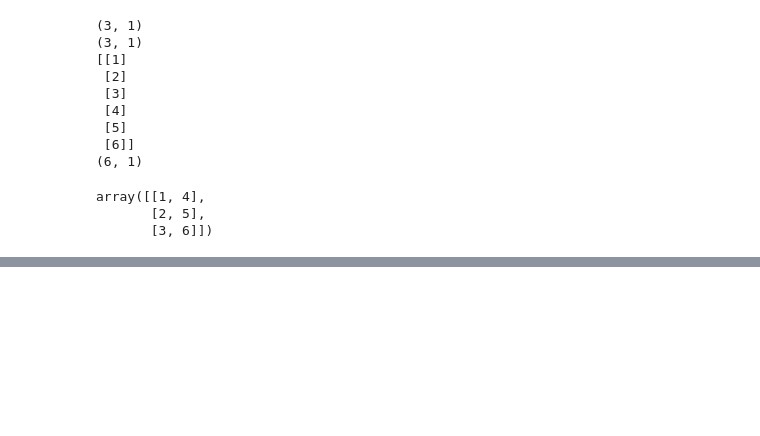
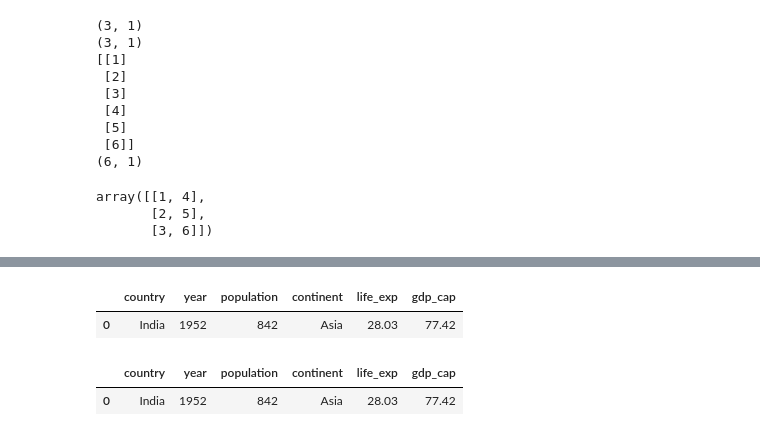
Before and after one commit to muralianamalatibco/pythonlearning, a Jupyter notebook: Scalar_DAV1.ipynb, the cells around one changed output, grey strips where cells are left out. Cells and saved outputs as stored; diff of their text form; code cells hidden in the pictures; blank space fills up the shorter version.

```diff
--- a/Scalar_DAV1.ipynb
+++ b/Scalar_DAV1.ipynb
@@ -2216,0 +2245,18 @@ array([[1, 4],
+# %%
+sample_df= pd.DataFrame([
+    ['India',1952,842,'Asia',28.03,77.42]
+],
+
+columns=['country','year','population','continent','life_exp','gdp_cap']
+)
+# %%
+sample_df
+# %% [output]
+|  | country | year | population | continent | life_exp | gdp_cap |
+| 0 | India | 1952 | 842 | Asia | 28.03 | 77.42 |
+# %%
+# column - oriented approach
+sample_df.head()
+# %% [output]
+|  | country | year | population | continent | life_exp | gdp_cap |
+| 0 | India | 1952 | 842 | Asia | 28.03 | 77.42 |
```
Also changed, not shown: parts of 3 cells of this notebook.
